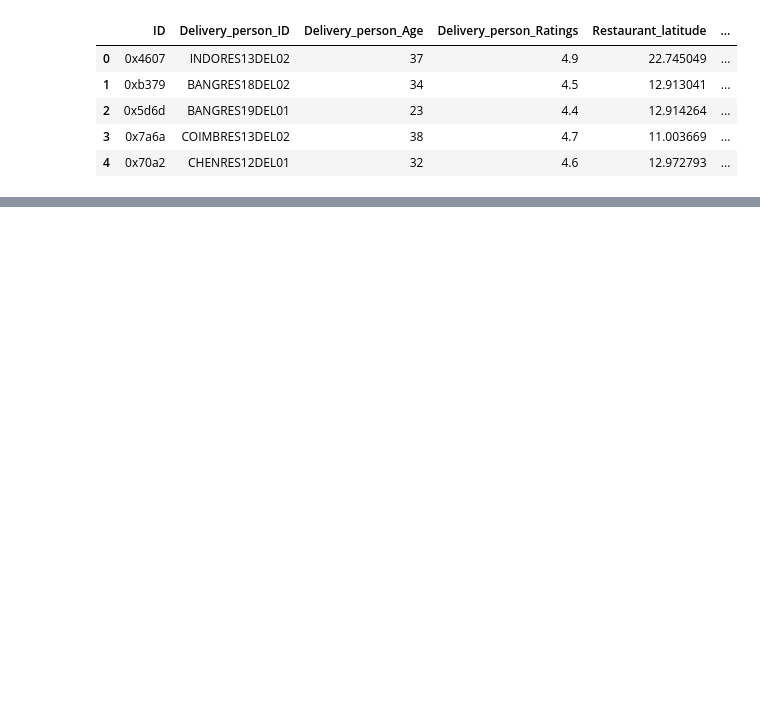
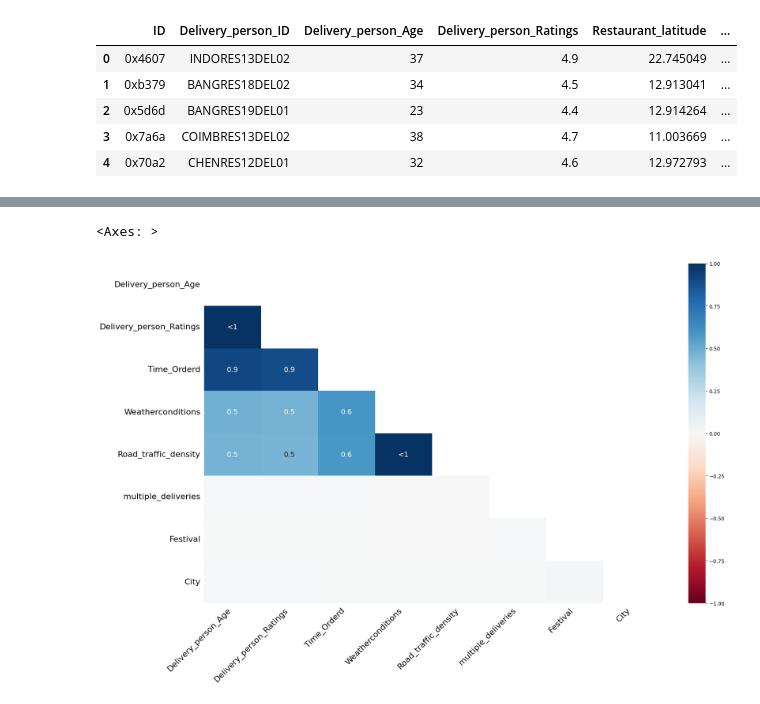
Before and after one commit to AvanindraBose/Urban-Eats-Food-Delivery-Time-Prediction, a Jupyter notebook: notebooks/Data-Cleaning.ipynb, the cells around one changed output, grey strips where cells are left out. Drawn from its saved outputs; the diff is of its cells as text; code cells hidden in the pictures; blank space fills up the shorter version.

```diff
--- a/notebooks/Data-Cleaning.ipynb
+++ b/notebooks/Data-Cleaning.ipynb
@@ -21,0 +312,5 @@ df.head()
+# %%
+msno.heatmap(missing_df)
+# %% [output]
+<Axes: >
+[figure, added]
```
Also changed, not shown: parts of 76 cells of this notebook.
